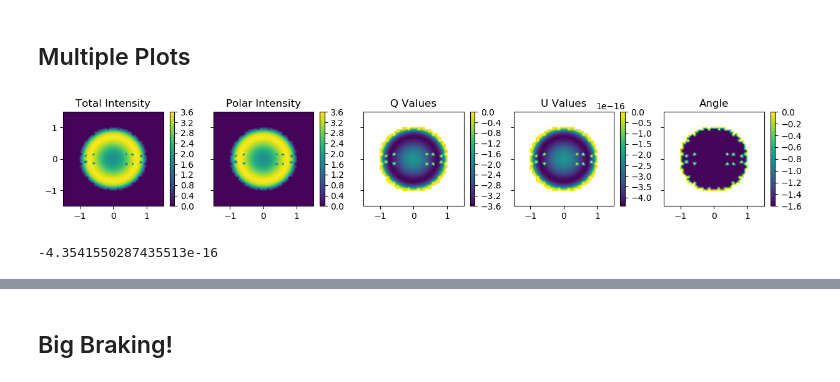
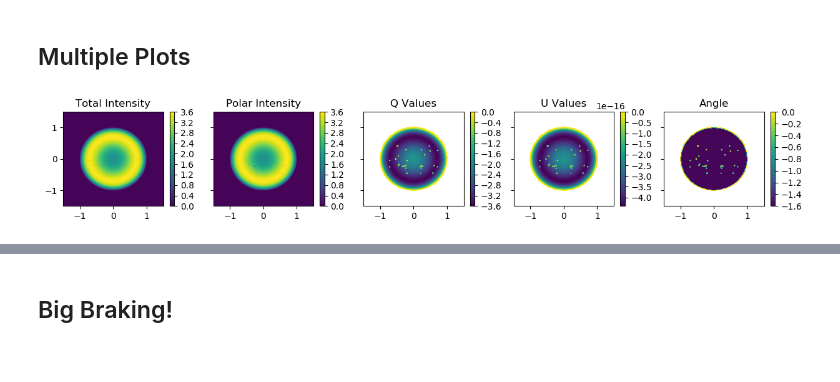
Before and after one commit to psmd-iberutaru/Akamai-Internship, a Jupyter notebook: Codebase/Active_Codebase/contour_plots.ipynb, the cells around one changed output, grey strips where cells are left out. Drawn from its saved outputs; the diff is of its cells as text; code cells hidden in the pictures.

```diff
--- a/Codebase/Active_Codebase/contour_plots.ipynb
+++ b/Codebase/Active_Codebase/contour_plots.ipynb
@@ -31,6 +31,8 @@ def test_field(x,y,z):
     return 0,1,0
 
 center_coord = ay_coord.SkyCoord('00h00m00.00s','00d00m00.00s',frame='icrs')
+
+n_zeros = 30
 # %% [markdown]
 target_object = m_obs.ProtostarModel(center_coord,cloud_eq,test_field,ra_wrap_angle=np.pi)
 target_sightline = m_obs.Sightline(None,None,Skycord_object=center_coord,ra_wrap_angle=np.pi)
@@ -43,22 +45,21 @@ _ = telescope_data.Stokes_parameter_contours(n_samples=100) # Res is n_samples
 # %%
 def test_field_0(x,y,z):
     return 0,1,0
 
 def intensity_field_0(x,y,z):
     return 2*x**2 + 2*y**2 + 2*z**2
 
-target_object_0 = m_obs.ProtostarModel(center_coord,cloud_eq,test_field_0,density_model=intensity_field_0,ra_wrap_angle=np.pi)
+target_object_0 = m_obs.ProtostarModel(center_coord,cloud_eq,test_field_0,density_model=intensity_field_0,
+                                       zeros_guess_count=n_zeros,ra_wrap_angle=np.pi)
 target_sightline_0 = m_obs.Sightline(None,None,Skycord_object=center_coord,ra_wrap_angle=np.pi)
 telescope_data_0 = m_obs.ObservingRun(target_object_0,target_sightline_0,3)
 
-_ = telescope_data_0.Stokes_parameter_contours(n_axial_samples=50)
+_ = telescope_data_0.Stokes_parameter_contours(n_axial_samples=150)
 # %% [output]
-[figure, old version]
+[figure, new version]
 # %%
 a,b = _
 print(min(b[2]))
-# %% [output]
--4.3541550287435513e-16
 # %%
 def test_field_45(x,y,z):
     return 0,1,1
```
Also changed, not shown: parts of 6 cells of this notebook, 2 other files.
